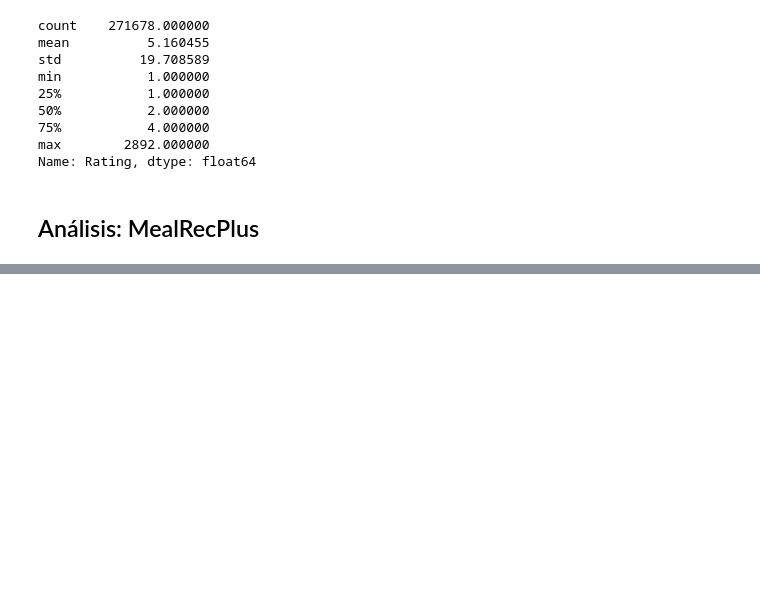
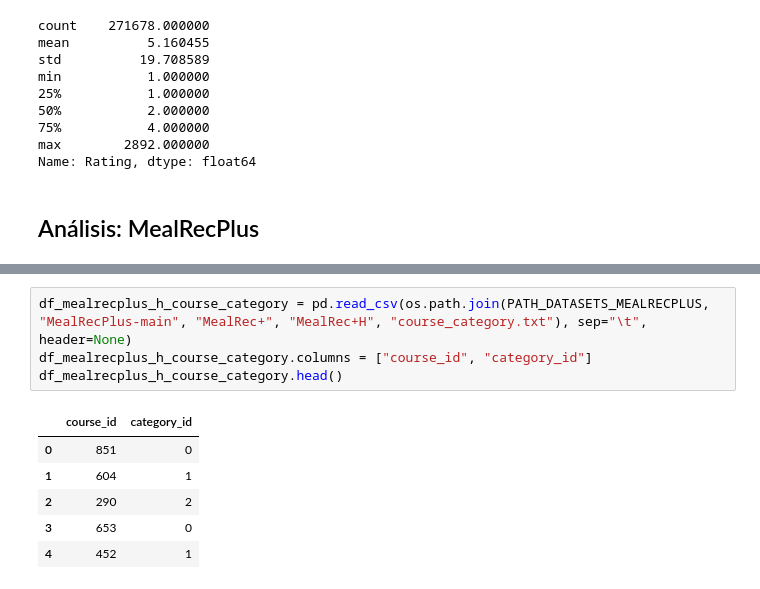
Before and after one commit to ResistorCat/recsys-project, a Jupyter notebook: analysis/main.ipynb, the cells around one changed output, grey strips where cells are left out. Drawn from its saved outputs; the diff is of its cells as text; blank space fills up the shorter version.

```diff
--- a/analysis/main.ipynb
+++ b/analysis/main.ipynb
@@ -302,0 +316,11 @@ MealRecPlus tiene 2 datasets distintos; MealRec+H y MealRec+L.
+# %%
+df_mealrecplus_h_course_category = pd.read_csv(os.path.join(PATH_DATASETS_MEALRECPLUS, "MealRecPlus-main", "MealRec+", "MealRec+H", "course_category.txt"), sep="\t", header=None)
+df_mealrecplus_h_course_category.columns = ["course_id", "category_id"]
+df_mealrecplus_h_course_category.head()
+# %% [output]
+|  | course_id | category_id |
+| 0 | 851 | 0 |
+| 1 | 604 | 1 |
+| 2 | 290 | 2 |
+| 3 | 653 | 0 |
+| 4 | 452 | 1 |
```
Also changed, not shown: parts of 6 cells of this notebook.
